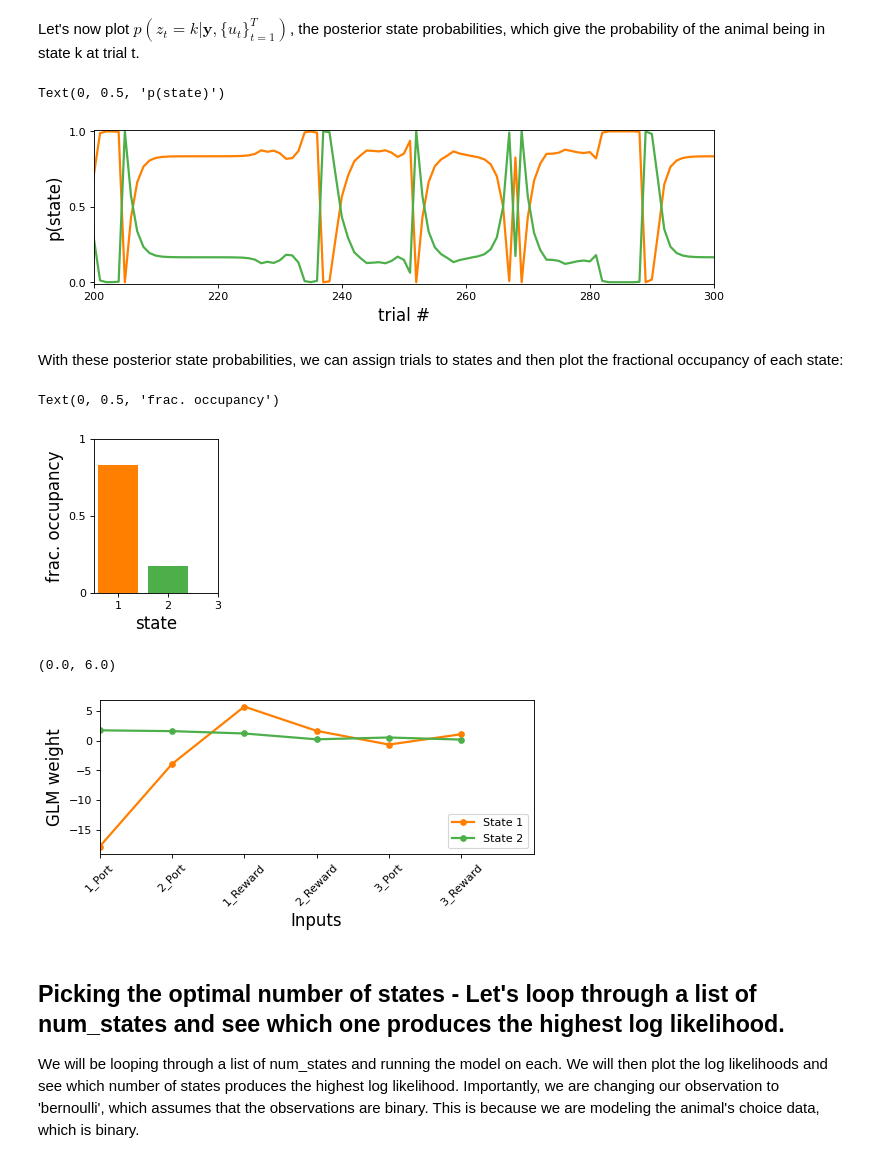
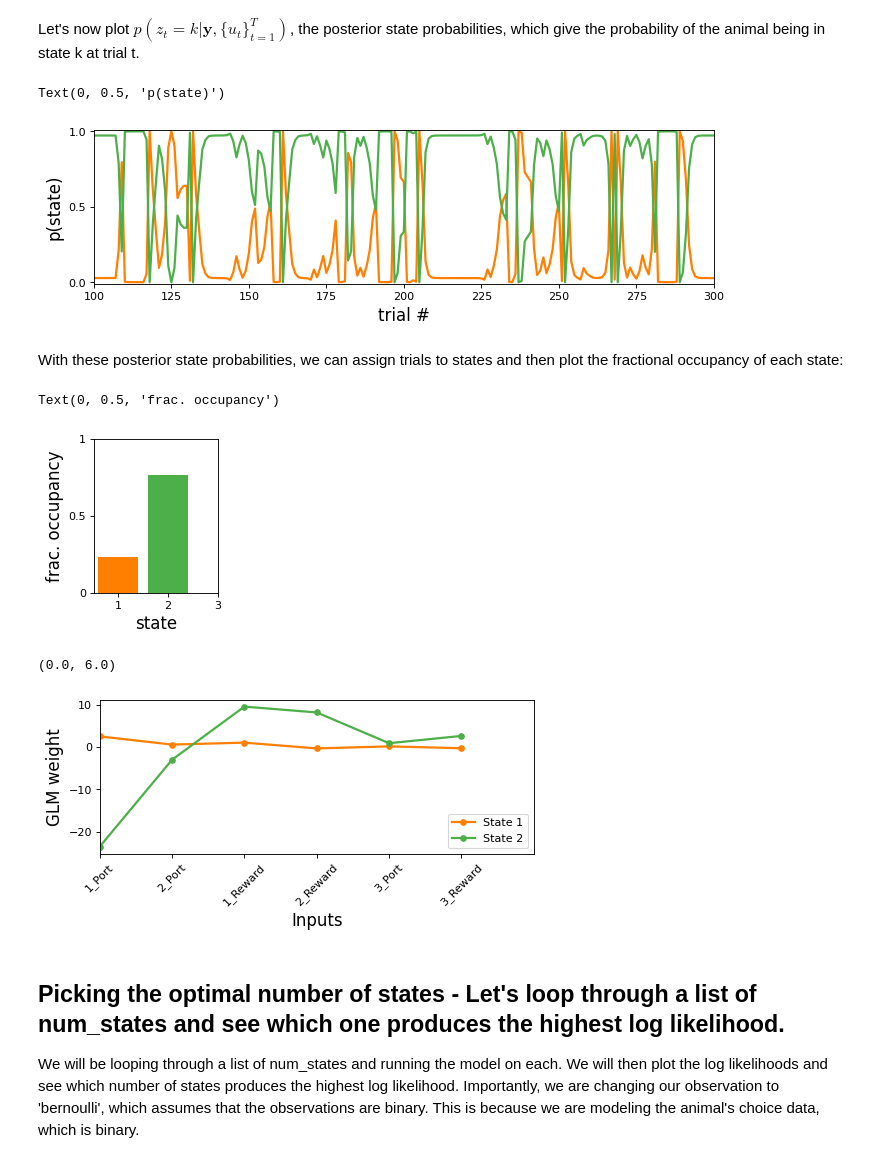
Before and after one commit to jbwallace123/glm_and_glmhmm, a Jupyter notebook: notebooks/Input-Driven-Observations(GLM-HMM)-SabaLab.ipynb, the cells around one changed output. Saved outputs shown, nothing was run; the diff lists cells and outputs as text; code cells hidden in the pictures.

Commit message:
cleaning up plotting

```diff
--- a/notebooks/Input-Driven-Observations(GLM-HMM)-SabaLab.ipynb
+++ b/notebooks/Input-Driven-Observations(GLM-HMM)-SabaLab.ipynb
@@ -171,7 +184,7 @@ num_categories = 2 # number of categories for the output
 input_dim = inpts.shape[1]
 # %%
 new_glmhmm = ssm.HMM(num_states, obs_dim, input_dim, observations="input_driven_obs",
-                   observation_kwargs=dict(C=num_categories), transitions="standard") # transitions usually standard
+                   observation_kwargs=dict(C=num_categories), transitions="inputdriven") # transitions usually standard
 # %%
 N_iters = 500 # maximum number of EM iterations. Fitting with stop earlier if increase in LL is below tolerance specified by tolerance parameter
 fit_ll = new_glmhmm.fit(choices, inputs=inpts, method='em', num_iters=N_iters, tolerance=10**-4) #method="em",
@@ -219,23 +236,23 @@ posterior_probs = [new_glmhmm.expected_states(data=data, input=inpt)[0]
                 for data, inpt
                 in zip([choices], [inpts])]
 # %%
-trials_to_plot = (200, 300) # number of trials to plot
+trials_to_plot = (100, 300) # number of trials to plot
 
 cols = ['#ff7f00', '#4daf4a', '#377eb8']
 fig = plt.figure(figsize=(10, 2.5), dpi=80, facecolor='w', edgecolor='k')
 sess_id = 0 #session id; can choose any index between 0 and num_sess-1
 for k in range(num_states):
     plt.plot(posterior_probs[sess_id][:, k], label="State " + str(k + 1), lw=2,
              color=cols[k])
 plt.ylim((-0.01, 1.01))
 plt.yticks([0, 0.5, 1], fontsize = 10)
 plt.xlim(trials_to_plot)
 plt.xlabel("trial #", fontsize = 15)
 
 plt.ylabel("p(state)", fontsize = 15)
 # %% [output]
 Text(0, 0.5, 'p(state)')
-[figure, old version]
+[figure, new version]
 # %% [markdown]
 With these posterior state probabilities, we can assign trials to states and then plot the fractional occupancy of each state:
 # %%
@@ -257,7 +274,7 @@ plt.xlabel('state', fontsize = 15)
 plt.ylabel('frac. occupancy', fontsize=15)
 # %% [output]
 Text(0, 0.5, 'frac. occupancy')
-[figure, old version]
+[figure, new version]
 # %%
 model_gen_weights = new_glmhmm.observations.params
 
@@ -273,7 +290,7 @@ plt.xlabel("Inputs", fontsize = 15)
 plt.xlim((0, len(x_cols)))
 # %% [output]
 (0.0, 6.0)
-[figure, old version]
+[figure, new version]
 # %%
 filtered_data.loc[:, 'State_Occupancy'] = state_max_posterior # State_Max_Posterior contains the state for each given trial
 
```
Also changed, not shown: parts of 8 cells of this notebook.
